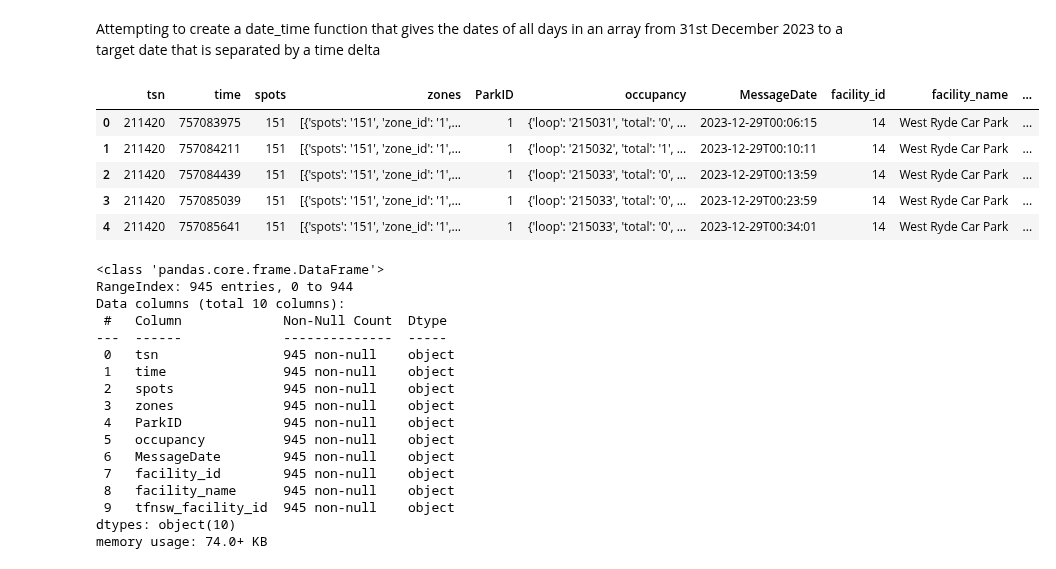
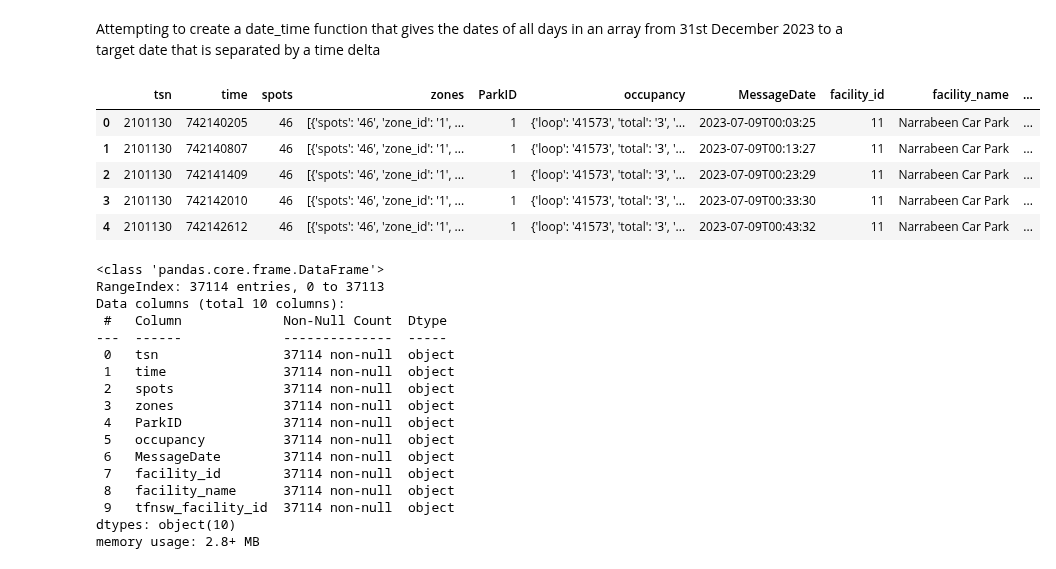
Before and after one commit to M13Mwongo/parking-spot-predictor, a Jupyter notebook: requests.ipynb, the cells around one changed output. Drawn from its saved outputs; the diff is of its cells as text; code cells hidden in the pictures.

```diff
--- a/requests.ipynb
+++ b/requests.ipynb
@@ -54,3 +54,17 @@ df_carparks
 | 35 | 7 | Kiama Car Park |
 | 36 | 8 | Gosford Car Park |
 | 37 | 9 | Revesby Car Park |
+# %%
+carpark_details_array=[]
+for index, row in df_carparks.iterrows():
+  facility = row['API_ID']
+  url = f'https://api.transport.nsw.gov.au/v1/carpark?facility={facility}'
+
+
+  # Make request
+  response = requests.get(url, headers=headers).json()
+
+  # Add to array
+  carpark_details_array.append(response)
+
+carpark_details_array
@@ -56,0 +89,8 @@ df_carparks
+# %%
+# Saving carpark details to file
+with open('./data/carpark_details.json', 'w') as f:
+  json.dump(carpark_details_array, f)
+
+# Reading as a dataframe
+df_carpark_details = pd.read_json('./data/carpark_details.json')
+df_carpark_details
@@ -111,33 +169,33 @@ def carpark_history_period(facility, dates_array):
     # Converting read data into a pandas dataframe
     return pd.DataFrame(data)
 # %%
-df = carpark_history_period(facility=14, dates_array=date_getter(td=timedelta(days=2)))
+df = carpark_history_period(facility=11, dates_array=date_getter(td=timedelta(weeks=25)))
 
 df.head()
 # %% [output]
 |  | tsn | time | spots | zones | ParkID | occupancy | MessageDate | facility_id | facility_name | ... |
-| 0 | 211420 | 757083975 | 151 | [{'spots': '151', 'zone_id': '1',... | 1 | {'loop': '215031', 'total': '0', ... | 2023-12-29T00:06:15 | 14 | West Ryde Car Park | ... |
-| 1 | 211420 | 757084211 | 151 | [{'spots': '151', 'zone_id': '1',... | 1 | {'loop': '215032', 'total': '1', ... | 2023-12-29T00:10:11 | 14 | West Ryde Car Park | ... |
-| 2 | 211420 | 757084439 | 151 | [{'spots': '151', 'zone_id': '1',... | 1 | {'loop': '215033', 'total': '0', ... | 2023-12-29T00:13:59 | 14 | West Ryde Car Park | ... |
-| 3 | 211420 | 757085039 | 151 | [{'spots': '151', 'zone_id': '1',... | 1 | {'loop': '215033', 'total': '0', ... | 2023-12-29T00:23:59 | 14 | West Ryde Car Park | ... |
-| 4 | 211420 | 757085641 | 151 | [{'spots': '151', 'zone_id': '1',... | 1 | {'loop': '215033', 'total': '0', ... | 2023-12-29T00:34:01 | 14 | West Ryde Car Park | ... |
+| 0 | 2101130 | 742140205 | 46 | [{'spots': '46', 'zone_id': '1', ... | 1 | {'loop': '41573', 'total': '3', '... | 2023-07-09T00:03:25 | 11 | Narrabeen Car Park | ... |
+| 1 | 2101130 | 742140807 | 46 | [{'spots': '46', 'zone_id': '1', ... | 1 | {'loop': '41573', 'total': '3', '... | 2023-07-09T00:13:27 | 11 | Narrabeen Car Park | ... |
+| 2 | 2101130 | 742141409 | 46 | [{'spots': '46', 'zone_id': '1', ... | 1 | {'loop': '41573', 'total': '3', '... | 2023-07-09T00:23:29 | 11 | Narrabeen Car Park | ... |
+| 3 | 2101130 | 742142010 | 46 | [{'spots': '46', 'zone_id': '1', ... | 1 | {'loop': '41573', 'total': '3', '... | 2023-07-09T00:33:30 | 11 | Narrabeen Car Park | ... |
+| 4 | 2101130 | 742142612 | 46 | [{'spots': '46', 'zone_id': '1', ... | 1 | {'loop': '41573', 'total': '3', '... | 2023-07-09T00:43:32 | 11 | Narrabeen Car Park | ... |
 # %%
 df.info()
 # %% [output]
 <class 'pandas.core.frame.DataFrame'>
-RangeIndex: 945 entries, 0 to 944
+RangeIndex: 37114 entries, 0 to 37113
 Data columns (total 10 columns):
  #   Column             Non-Null Count  Dtype
 ---  ------             --------------  -----
- 0   tsn                945 non-null    object
- 1   time               945 non-null    object
- 2   spots              945 non-null    object
- 3   zones              945 non-null    object
- 4   ParkID             945 non-null    object
- 5   occupancy          945 non-null    object
- 6   MessageDate        945 non-null    object
- 7   facility_id        945 non-null    object
- 8   facility_name      945 non-null    object
- 9   tfnsw_facility_id  945 non-null    object
+ 0   tsn                37114 non-null  object
+ 1   time               37114 non-null  object
+ 2   spots              37114 non-null  object
+ 3   zones              37114 non-null  object
+ 4   ParkID             37114 non-null  object
+ 5   occupancy          37114 non-null  object
+ 6   MessageDate        37114 non-null  object
+ 7   facility_id        37114 non-null  object
+ 8   facility_name      37114 non-null  object
+ 9   tfnsw_facility_id  37114 non-null  object
 dtypes: object(10)
-memory usage: 74.0+ KB
+memory usage: 2.8+ MB
```
Also changed, not shown: parts of 2 cells of this notebook, 7 other files.
